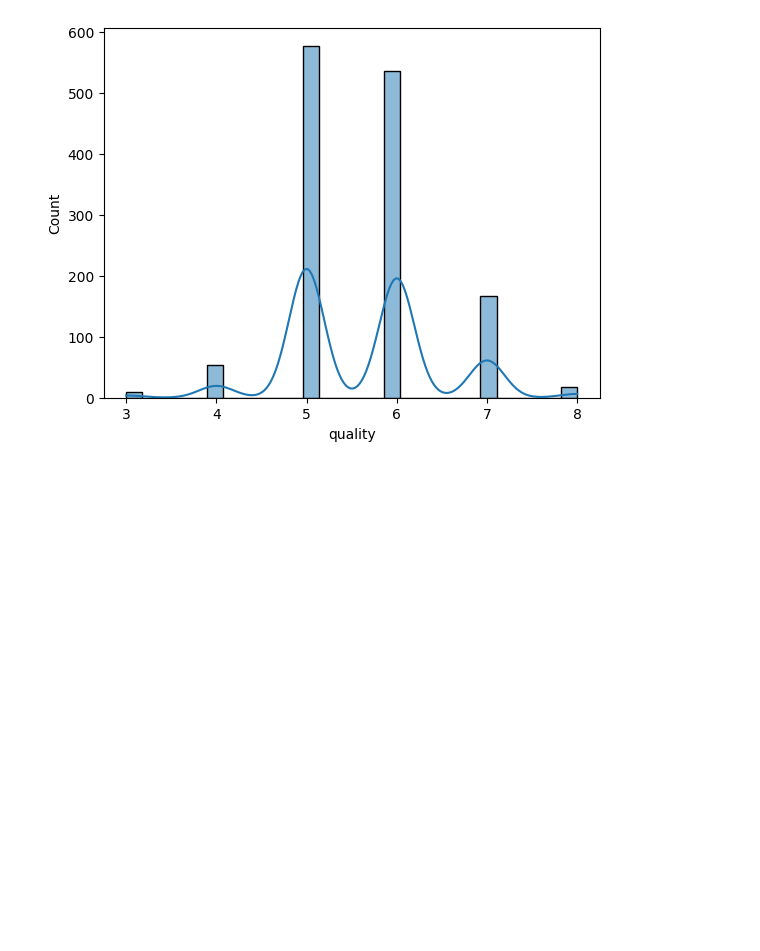
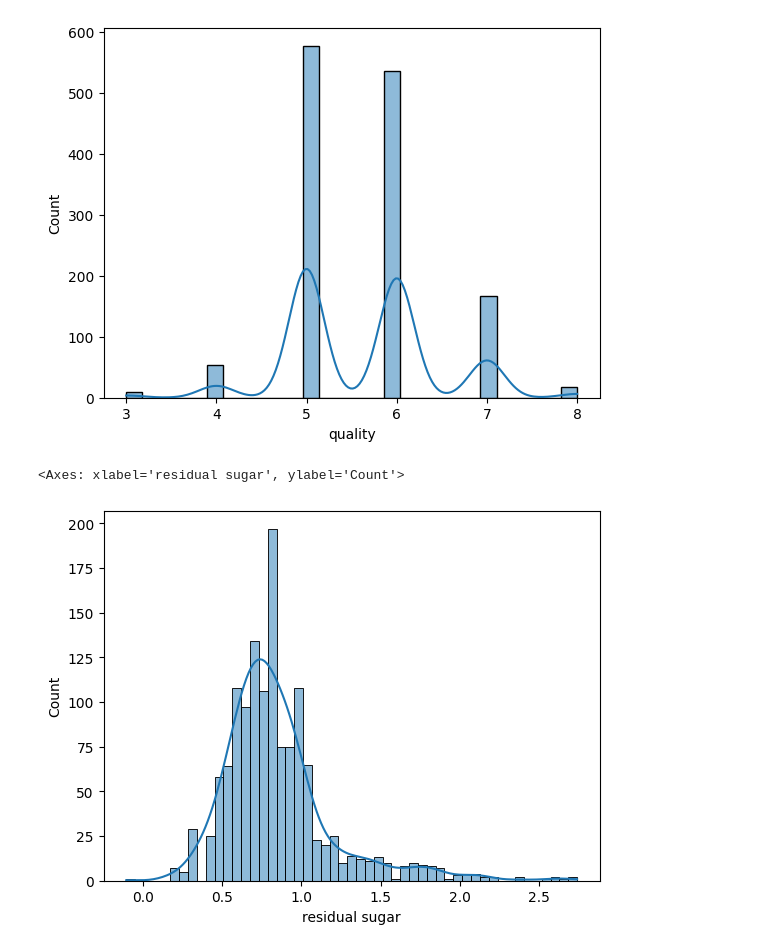
Before and after one commit to CodeLoopdroid/AI_ML_Bootcamp, a Jupyter notebook: Feature_Engineering/EDA_winequality.ipynb, the cells around one changed output. Saved outputs shown, nothing was run; the diff lists cells and outputs as text; code cells hidden in the pictures; blank space fills up the shorter version.

```diff
--- a/Feature_Engineering/EDA_winequality.ipynb
+++ b/Feature_Engineering/EDA_winequality.ipynb
@@ -146,3 +146,9 @@ for col in df.columns:
 [figure]
 [figure]
 [figure]
+# %%
+import numpy as np
+sns.histplot(np.log(df['residual sugar']), kde = True)
+# %% [output]
+<Axes: xlabel='residual sugar', ylabel='Count'>
+[figure, added]
```
